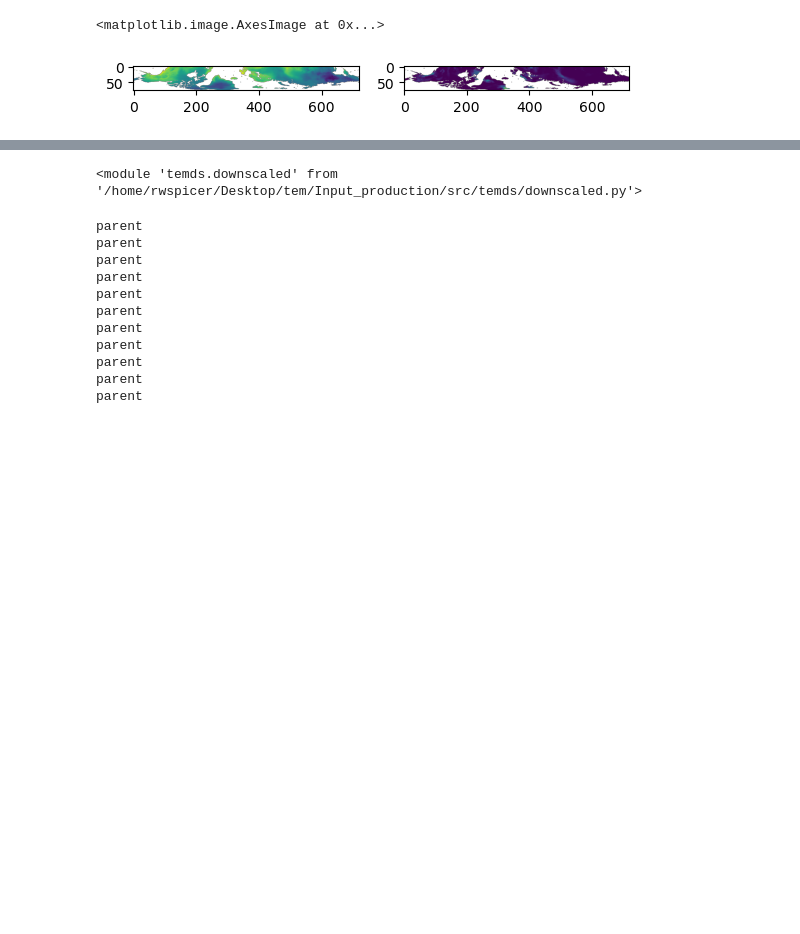
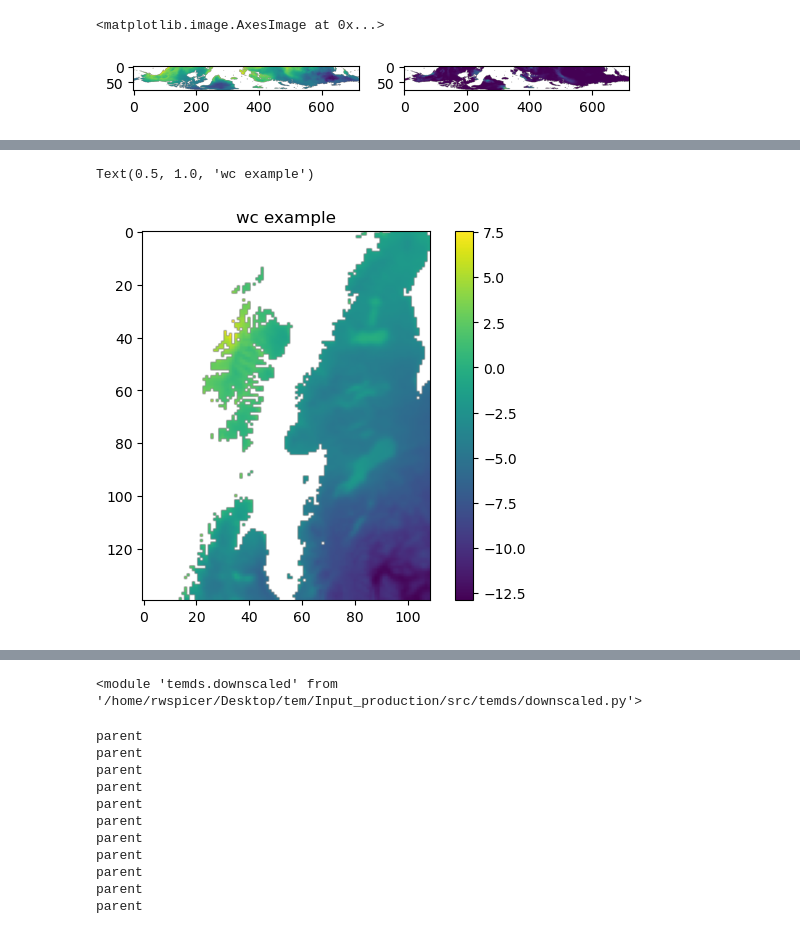
Before and after one commit to uaf-arctic-eco-modeling/Input_production, a Jupyter notebook: tiles-downscale-scratch.ipynb, the cells around one changed output, grey strips where cells are left out. Drawn from its saved outputs; the diff is of its cells as text; code cells hidden in the pictures; blank space fills up the shorter version.

```diff
--- a/tiles-downscale-scratch.ipynb
+++ b/tiles-downscale-scratch.ipynb
@@ -89,3 +148,12 @@ mytile.data['worldclim'] = wc
+# %%
+fig, axes= plt.subplots (1,1, dpi=100)
+
+im = axes.imshow(mytile.data['worldclim']['tmax'].data[0])
+fig.colorbar(im, ax=axes)
+axes.set_title('wc example')
+# %% [output]
+Text(0.5, 1.0, 'wc example')
+[figure, added]
 # %%
 mytile.import_normalized('cru_AnnualTimeSeries', cru_arctic_ts)
 # %% [output]
```
Also changed, not shown: parts of 19 cells of this notebook, 10 other files.
